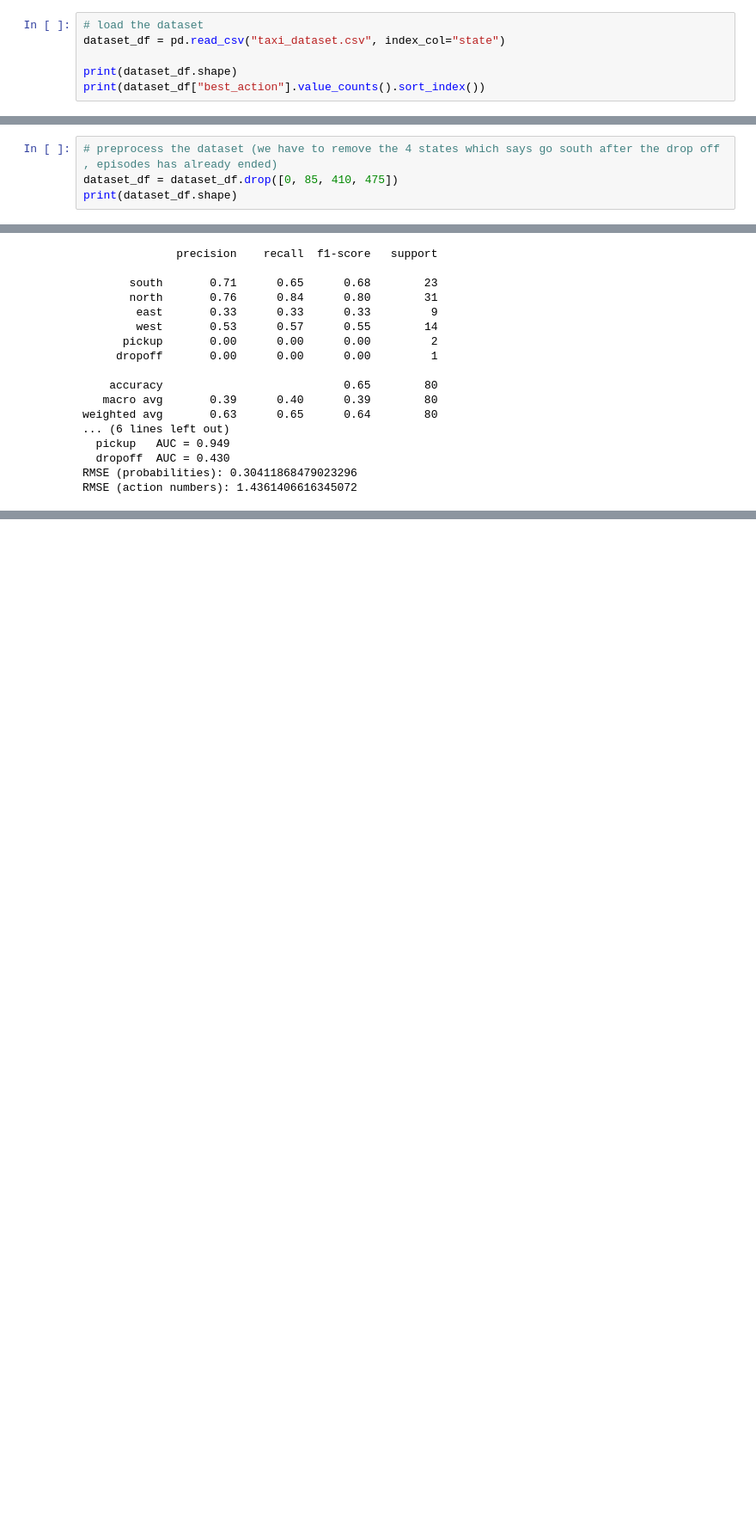
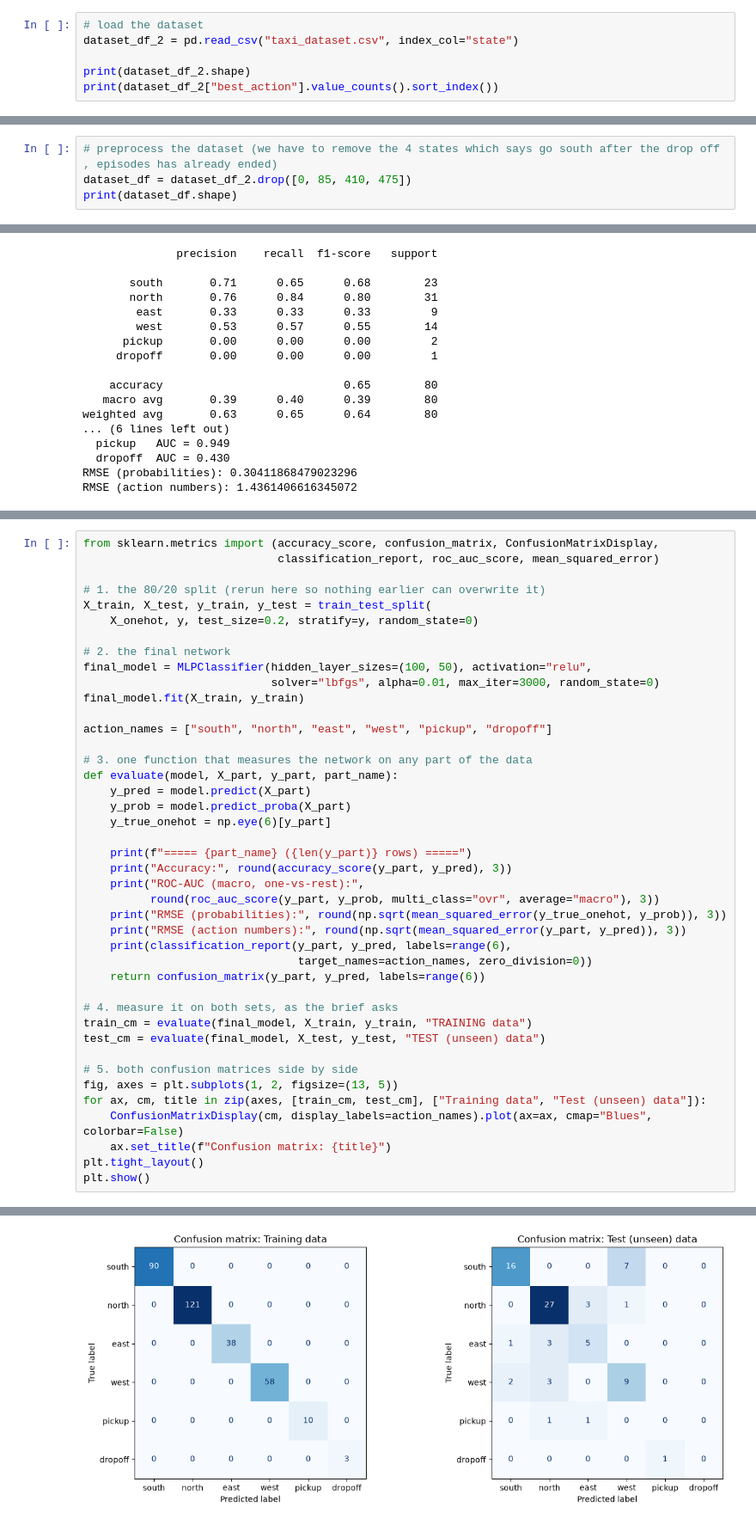
Before and after one commit to yasandu0505/taxi-driver, a Jupyter notebook: taxi_neural_network.ipynb, the cells around one changed output, grey strips where cells are left out. Shown at 86% size. Cells and saved outputs as stored; diff of their text form; blank space fills up the shorter version.

Commit message:
feat: new files fr n-network

```diff
--- a/taxi_neural_network.ipynb
+++ b/taxi_neural_network.ipynb
@@ -3,10 +3,10 @@ import pandas as pd
 import numpy as np
 # %%
 # load the dataset
-dataset_df = pd.read_csv("taxi_dataset.csv", index_col="state")
+dataset_df_2 = pd.read_csv("taxi_dataset.csv", index_col="state")
 
-print(dataset_df.shape)
-print(dataset_df["best_action"].value_counts().sort_index())
+print(dataset_df_2.shape)
+print(dataset_df_2["best_action"].value_counts().sort_index())
 # %% [output]
 (404, 5)
 best_action
@@ -19,7 +19,7 @@ best_action
 Name: count, dtype: int64
 # %%
 # preprocess the dataset (we have to remove the 4 states which says go south after the drop off , episodes has already ended)
-dataset_df = dataset_df.drop([0, 85, 410, 475])
+dataset_df = dataset_df_2.drop([0, 85, 410, 475])
 print(dataset_df.shape)
 # %% [output]
 (400, 5)
@@ -197,3 +197,46 @@ plt.show()
 3  90/10       0.775000  0.050000  0.7000  0.850000
 [figure]
 [figure]
+# %%
+from sklearn.metrics import (accuracy_score, confusion_matrix, ConfusionMatrixDisplay,
+                             classification_report, roc_auc_score, mean_squared_error)
+
+# 1. the 80/20 split (rerun here so nothing earlier can overwrite it)
+X_train, X_test, y_train, y_test = train_test_split(
+    X_onehot, y, test_size=0.2, stratify=y, random_state=0)
+
+# 2. the final network
+final_model = MLPClassifier(hidden_layer_sizes=(100, 50), activation="relu",
+                            solver="lbfgs", alpha=0.01, max_iter=3000, random_state=0)
+final_model.fit(X_train, y_train)
+
+action_names = ["south", "north", "east", "west", "pickup", "dropoff"]
+
+# 3. one function that measures the network on any part of the data
+def evaluate(model, X_part, y_part, part_name):
+    y_pred = model.predict(X_part)
+    y_prob = model.predict_proba(X_part)
+    y_true_onehot = np.eye(6)[y_part]
+
+    print(f"===== {part_name} ({len(y_part)} rows) =====")
+    print("Accuracy:", round(accuracy_score(y_part, y_pred), 3))
+    print("ROC-AUC (macro, one-vs-rest):",
+          round(roc_auc_score(y_part, y_prob, multi_class="ovr", average="macro"), 3))
+    print("RMSE (probabilities):", round(np.sqrt(mean_squared_error(y_true_onehot, y_prob)), 3))
+    print("RMSE (action numbers):", round(np.sqrt(mean_squared_error(y_part, y_pred)), 3))
+    print(classification_report(y_part, y_pred, labels=range(6),
+                                target_names=action_names, zero_division=0))
+    return confusion_matrix(y_part, y_pred, labels=range(6))
+
+# 4. measure it on both sets, as the brief asks
+train_cm = evaluate(final_model, X_train, y_train, "TRAINING data")
+test_cm = evaluate(final_model, X_test, y_test, "TEST (unseen) data")
+
+# 5. both confusion matrices side by side
+fig, axes = plt.subplots(1, 2, figsize=(13, 5))
+for ax, cm, title in zip(axes, [train_cm, test_cm], ["Training data", "Test (unseen) data"]):
+    ConfusionMatrixDisplay(cm, display_labels=action_names).plot(ax=ax, cmap="Blues", colorbar=False)
+    ax.set_title(f"Confusion matrix: {title}")
+plt.tight_layout()
+plt.show()
+# %% [output]
@@ -199,0 +260 @@ plt.show()
+[figure, added]
```
Also changed, not shown: parts of 2 cells of this notebook, 6 other files.
